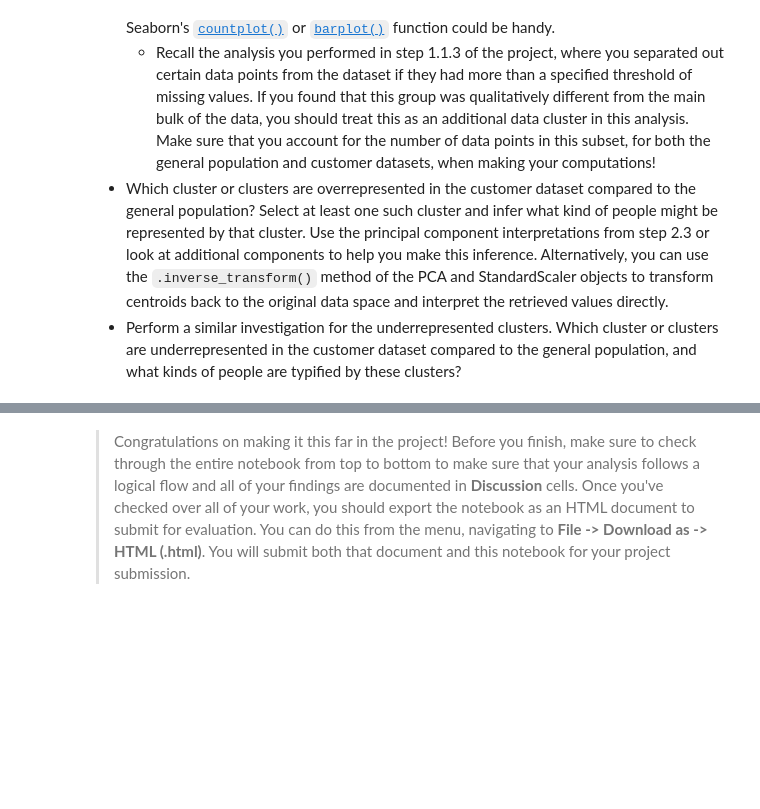
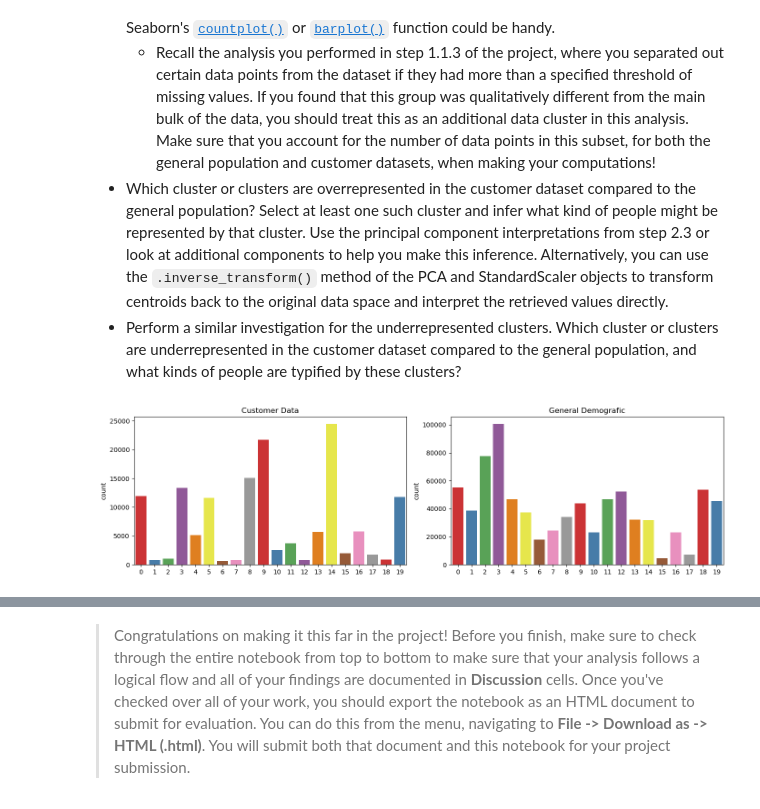
Before and after one commit to luisgj/customer-segments-predictor, a Jupyter notebook: Identify_Customer_Segments.ipynb, the cells around one changed output, grey strips where cells are left out. Cells and saved outputs as stored; diff of their text form; code cells hidden in the pictures; blank space fills up the shorter version.

```diff
--- a/Identify_Customer_Segments.ipynb
+++ b/Identify_Customer_Segments.ipynb
@@ -869,19 +869,3 @@ clean_customers = clean_data(customers)
 clean_customers.shape
 # %% [output]
 (141590, 193)
-# %%
-# Somehow this (GEBAEUDETYP_5 ) column is missing in the customers data so fill it with zeroes
-GEBAEUDETYP_5 = pd.Series(np.zeros(141590))
-clean_customers['GEBAEUDETYP_5.0'] = GEBAEUDETYP_5
-# Reordering columns to align with original DataFrame
-cols = clean_demografics.columns.tolist()
-cleaned_cust = clean_customers[cols]
-
-# Apply feature scaling to the customers demographics data
-customers_clean_scaled = scaler.transform(cleaned_cust)
-
-# Apply PCA to the data
-customers_pca = pca.transform(customers_clean_scaled)
-
-# Cluster predictions for the general population demographics data.
-customer_clusters = kmeans.predict(customers_pca)
@@ -901,3 +901,15 @@ Take a look at the following points in this step:
 # %%
 # Compare the proportion of data in each cluster for the customer data to the
 # proportion of data in each cluster for the general population.
+fig = plt.figure(figsize=(14,4))
+ax1 = fig.add_subplot(121)
+ax1.title.set_text('Customer Data')
+sns.countplot(x=customer_clusters, palette = 'Set1')
+
+ax2 = fig.add_subplot(122)
+ax2.title.set_text('General Demografic')
+sns.countplot(x=demografics_clusters, palette = 'Set1')
+fig.tight_layout()
+plt.show()
+# %% [output]
+[figure, added]
```
Also changed, not shown: parts of 10 cells of this notebook.
